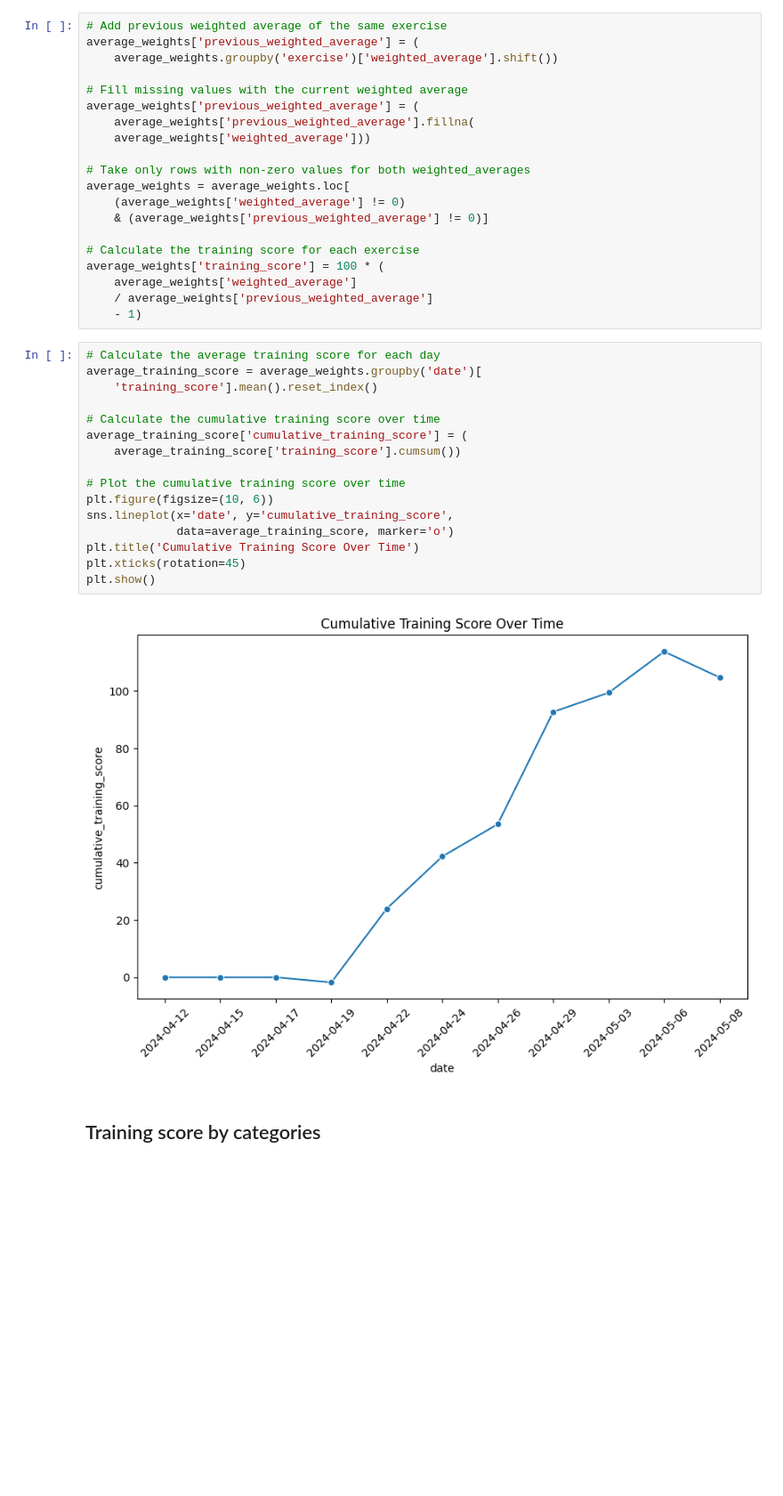
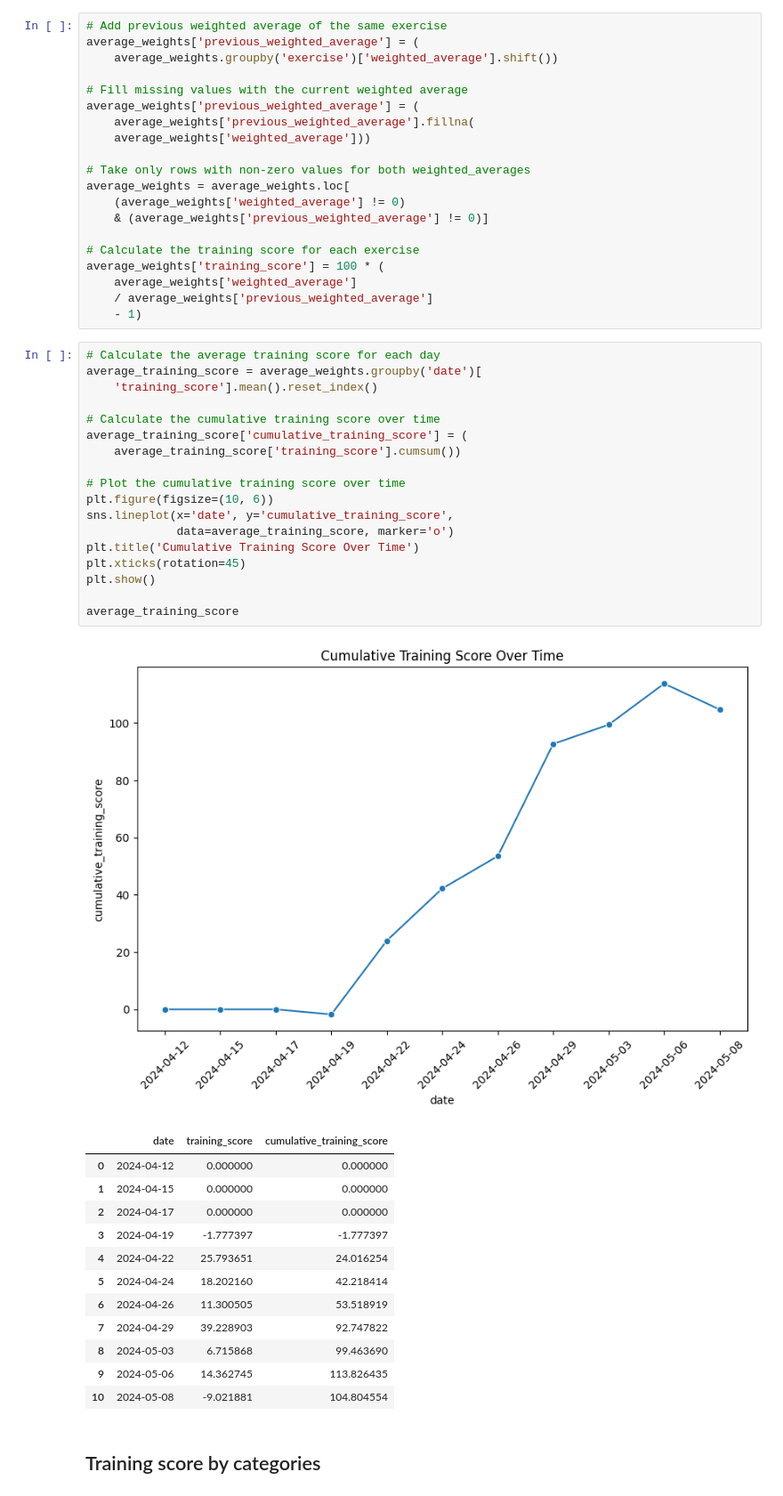
Before and after one commit to PtahSeker/psw-workout, a Jupyter notebook: workout.ipynb, the cells around one changed output. Shown at 89% size. Saved outputs shown, nothing was run; the diff lists cells and outputs as text; blank space fills up the shorter version.

```diff
--- a/workout.ipynb
+++ b/workout.ipynb
@@ -134,21 +154,35 @@ average_weights['training_score'] = 100 * (
 # %%
 # Calculate the average training score for each day
 average_training_score = average_weights.groupby('date')[
     'training_score'].mean().reset_index()
 
 # Calculate the cumulative training score over time
 average_training_score['cumulative_training_score'] = (
     average_training_score['training_score'].cumsum())
 
 # Plot the cumulative training score over time
 plt.figure(figsize=(10, 6))
 sns.lineplot(x='date', y='cumulative_training_score',
              data=average_training_score, marker='o')
 plt.title('Cumulative Training Score Over Time')
 plt.xticks(rotation=45)
 plt.show()
+
+average_training_score
 # %% [output]
 [figure]
+|  | date | training_score | cumulative_training_score |
+| 0 | 2024-04-12 | 0.000000 | 0.000000 |
+| 1 | 2024-04-15 | 0.000000 | 0.000000 |
+| 2 | 2024-04-17 | 0.000000 | 0.000000 |
+| 3 | 2024-04-19 | -1.777397 | -1.777397 |
+| 4 | 2024-04-22 | 25.793651 | 24.016254 |
+| 5 | 2024-04-24 | 18.202160 | 42.218414 |
+| 6 | 2024-04-26 | 11.300505 | 53.518919 |
+| 7 | 2024-04-29 | 39.228903 | 92.747822 |
+| 8 | 2024-05-03 | 6.715868 | 99.463690 |
+| 9 | 2024-05-06 | 14.362745 | 113.826435 |
+| 10 | 2024-05-08 | -9.021881 | 104.804554 |
 # %% [markdown]
 ## Training score by categories
 # %%
```
Also changed, not shown: parts of 3 cells of this notebook, 8 other files.
